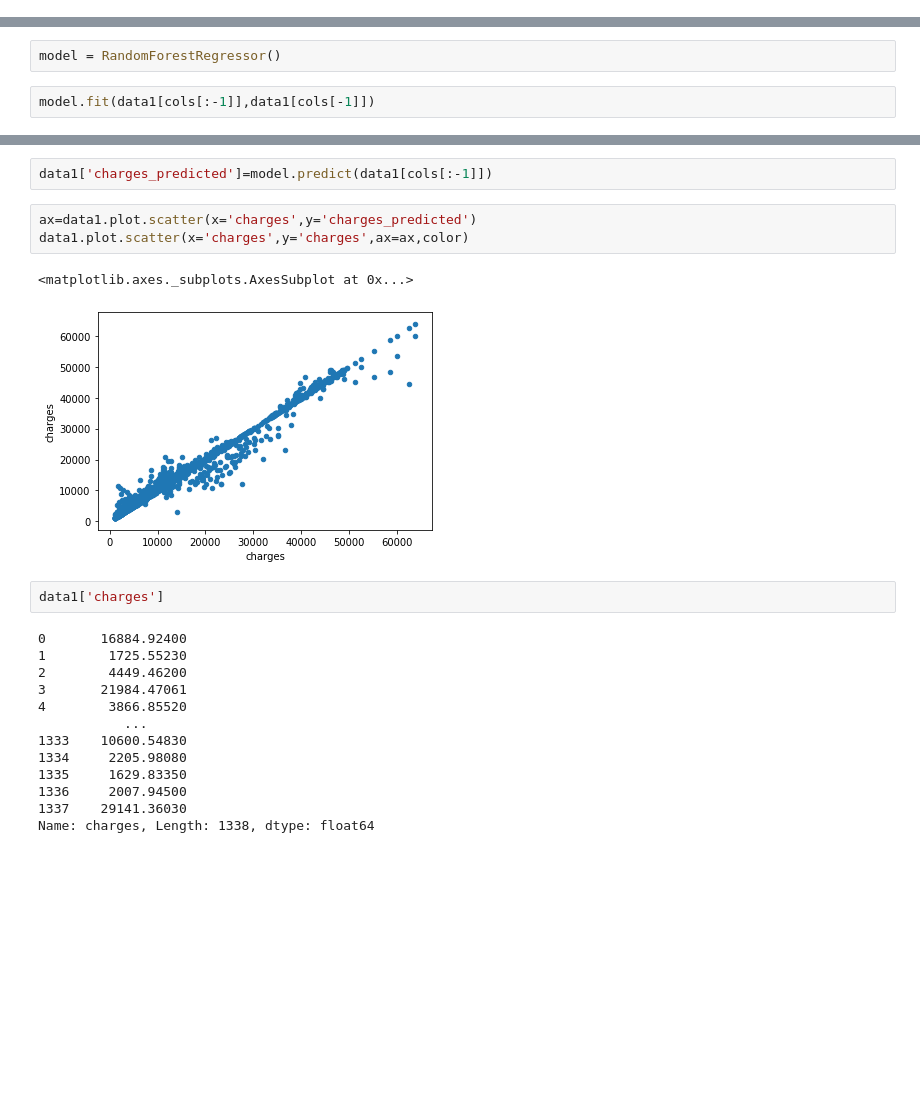
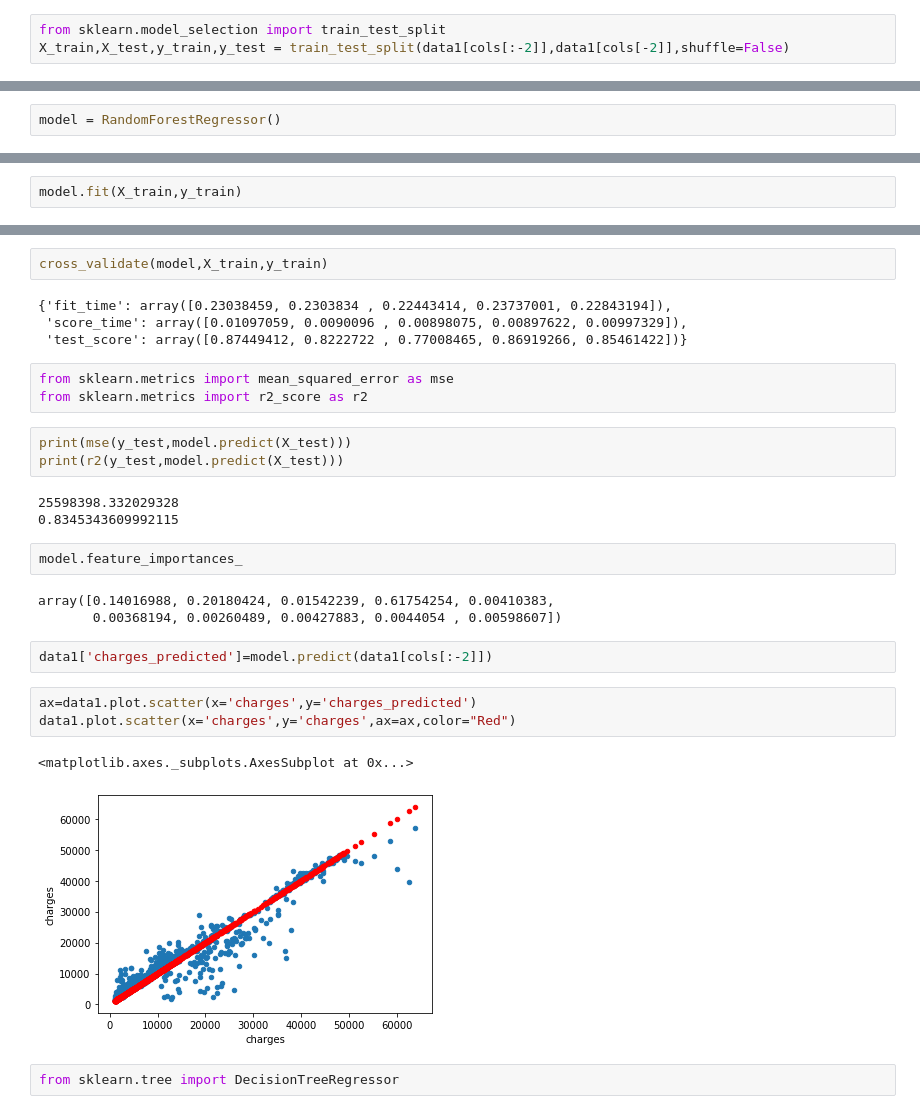
Before and after one commit to archangelChak/EvolutionInterviewTask, a Jupyter notebook: Untitled.ipynb, the cells around one changed output, grey strips where cells are left out. Cells and saved outputs as stored; diff of their text form; blank space fills up the shorter version.

```diff
--- a/Untitled.ipynb
+++ b/Untitled.ipynb
@@ -36,0 +68,3 @@ from sklearn.model_selection import cross_val_score
+# %%
+from sklearn.model_selection import train_test_split
+X_train,X_test,y_train,y_test = train_test_split(data1[cols[:-2]],data1[cols[-2]],shuffle=False)
@@ -37,4 +86,2 @@ from sklearn.model_selection import cross_val_score
 # %%
 model = RandomForestRegressor()
-# %%
-model.fit(data1[cols[:-1]],data1[cols[-1]])
@@ -56,0 +88,2 @@ array([0.82932202, 0.8332486 , 0.81190998])
+# %%
+model.fit(X_train,y_train)
@@ -57,23 +96,30 @@ array([0.82932202, 0.8332486 , 0.81190998])
+# %%
+cross_validate(model,X_train,y_train)
+# %% [output]
+{'fit_time': array([0.23038459, 0.2303834 , 0.22443414, 0.23737001, 0.22843194]),
+ 'score_time': array([0.01097059, 0.0090096 , 0.00898075, 0.00897622, 0.00997329]),
+ 'test_score': array([0.87449412, 0.8222722 , 0.77008465, 0.86919266, 0.85461422])}
+# %%
+from sklearn.metrics import mean_squared_error as mse
+from sklearn.metrics import r2_score as r2
+# %%
+print(mse(y_test,model.predict(X_test)))
+print(r2(y_test,model.predict(X_test)))
+# %% [output]
+25598398.332029328
+0.8345343609992115
+# %%
+model.feature_importances_
+# %% [output]
+array([0.14016988, 0.20180424, 0.01542239, 0.61754254, 0.00410383,
+       0.00368194, 0.00260489, 0.00427883, 0.0044054 , 0.00598607])
 # %%
-data1['charges_predicted']=model.predict(data1[cols[:-1]])
+data1['charges_predicted']=model.predict(data1[cols[:-2]])
 # %%
 ax=data1.plot.scatter(x='charges',y='charges_predicted')
-data1.plot.scatter(x='charges',y='charges',ax=ax,color)
+data1.plot.scatter(x='charges',y='charges',ax=ax,color="Red")
 # %% [output]
 <matplotlib.axes._subplots.AxesSubplot at 0x...>
-[figure, old version]
+[figure, new version]
-# %%
-data1['charges']
-# %% [output]
-0       16884.92400
-1        1725.55230
-2        4449.46200
-3       21984.47061
-4        3866.85520
-           ...
-1333    10600.54830
-1334     2205.98080
-1335     1629.83350
-1336     2007.94500
-1337    29141.36030
-Name: charges, Length: 1338, dtype: float64
+# %%
+from sklearn.tree import DecisionTreeRegressor
```
Also changed, not shown: parts of 27 cells of this notebook, 1 other file.
